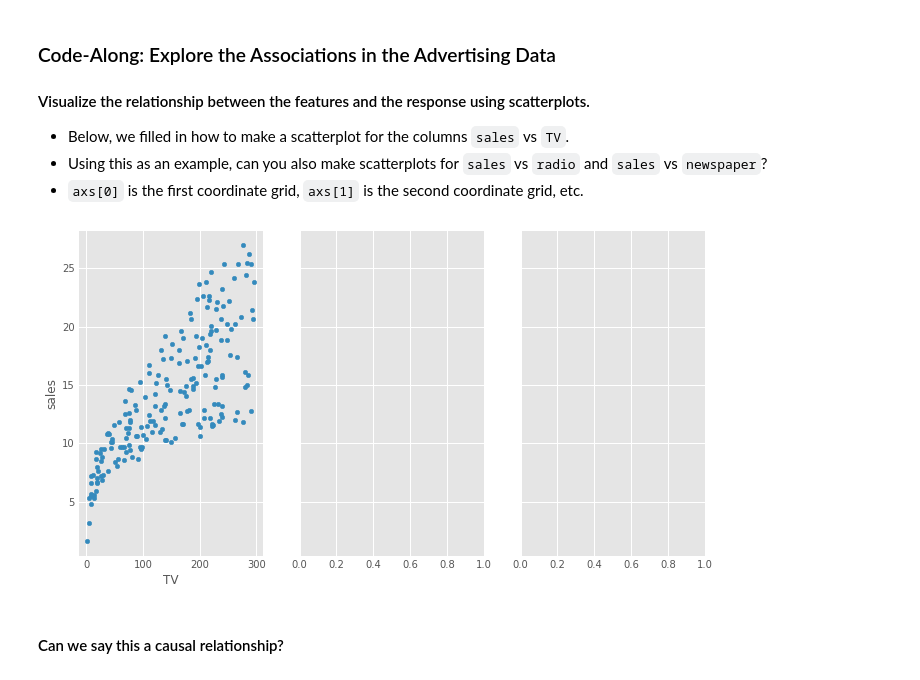
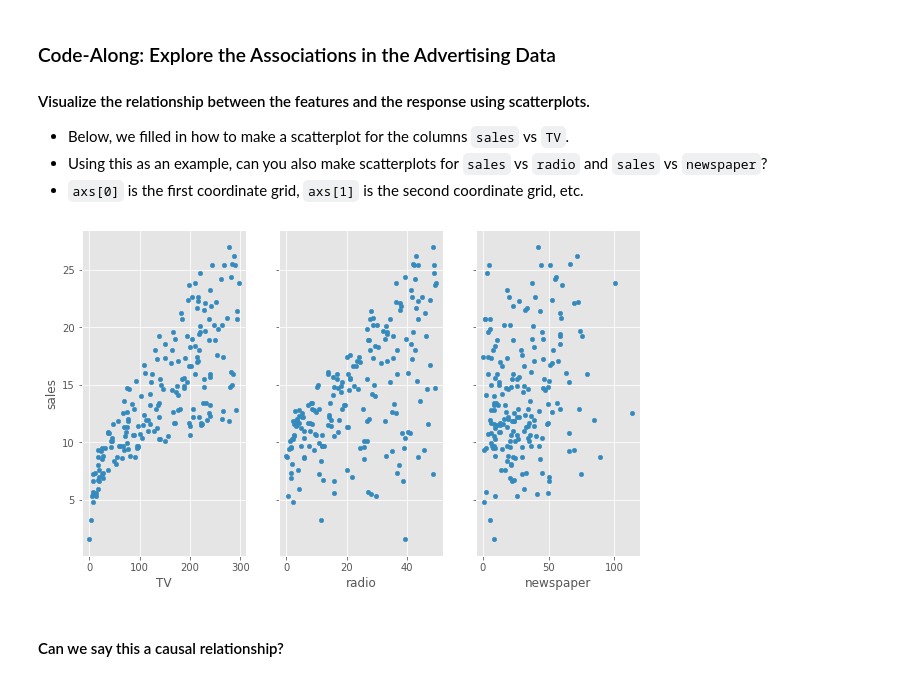
Before and after one commit to ongptnjp/data-science, a Jupyter notebook: day4/Lesson-07-experiments.ipynb, the cells around one changed output. Drawn from its saved outputs; the diff is of its cells as text; code cells hidden in the pictures.

```diff
--- a/day4/Lesson-07-experiments.ipynb
+++ b/day4/Lesson-07-experiments.ipynb
@@ -151,10 +151,12 @@ As we've noted before, if lighters and cancer are both caused by smoking, there
 # %%
 # Visualize the relationship between the features and the response using scatterplots:
 fig, axs = plt.subplots(1, 3, sharey=True)
 
 data.plot(kind='scatter', x='TV', y='sales', ax=axs[0], figsize=(10, 6));
+data.plot(kind='scatter', x='radio', y='sales', ax=axs[1], figsize=(10, 6));
+data.plot(kind='scatter', x='newspaper', y='sales', ax=axs[2], figsize=(10, 6));
 # %% [output]
-[figure, old version]
+[figure, new version]
 # %% [markdown]
 #### Can we say this a causal relationship?
 # %%
```
Also changed, not shown: 6 other files.
